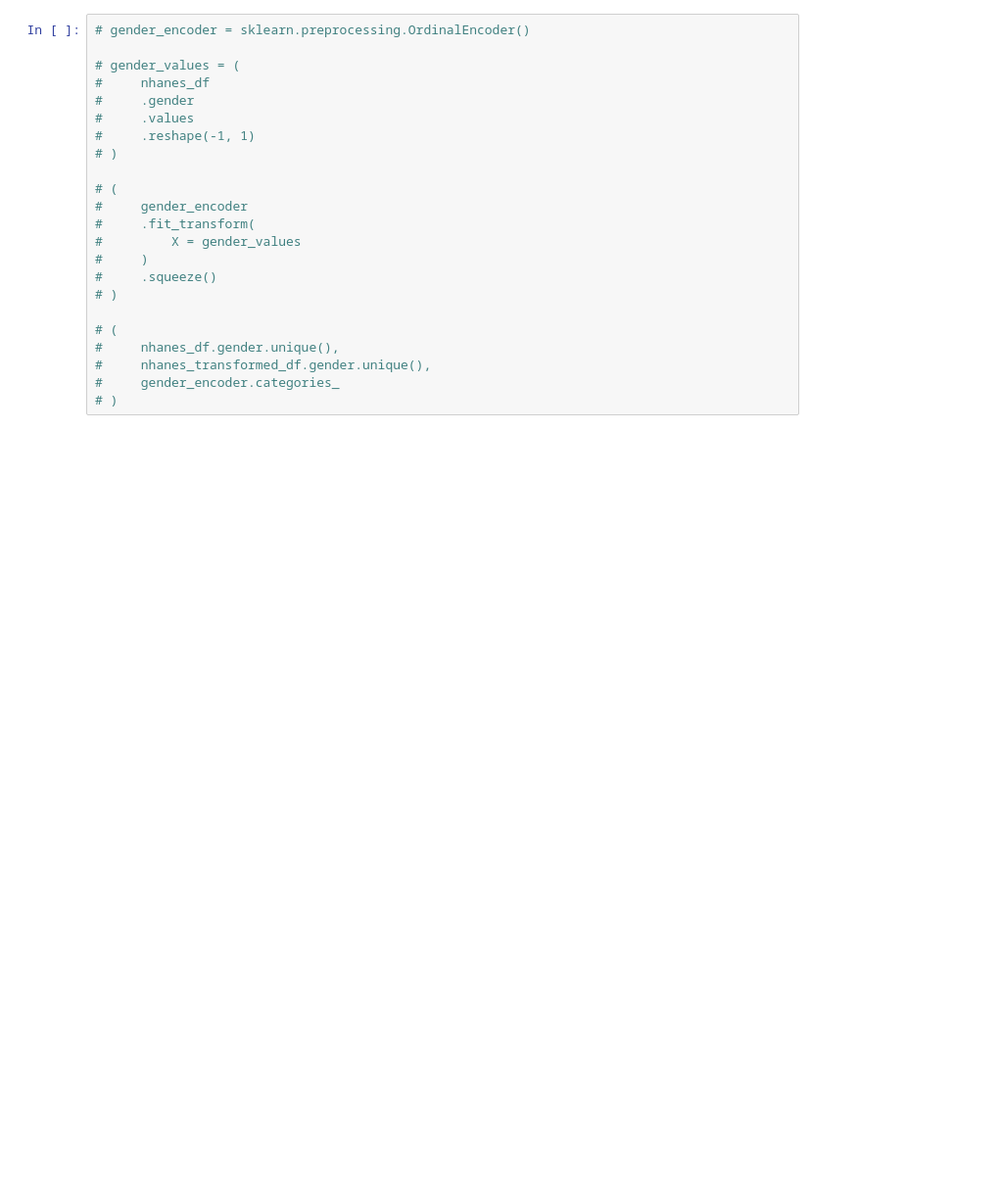
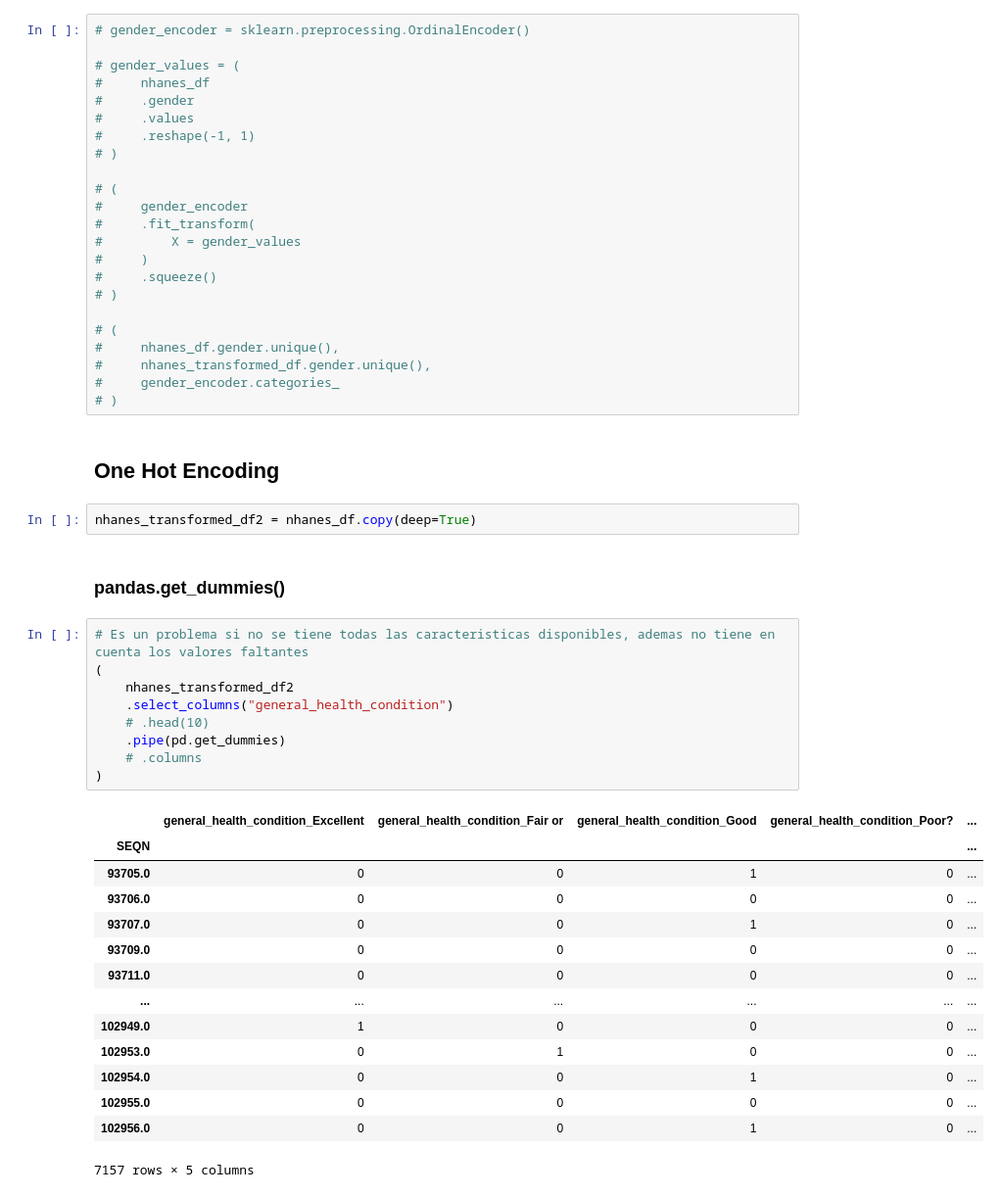
Before and after one commit to ArnolPlazas/manejo_datos_faltantes_imputacion, a Jupyter notebook: missing_values_imputation.ipynb, the cells around one changed output. Shown: that part at 98% size. Drawn from its saved outputs; the diff is of its cells as text; blank space fills up the shorter version.

```diff
--- a/missing_values_imputation.ipynb
+++ b/missing_values_imputation.ipynb
@@ -404,3 +404,33 @@ nhanes_transformed_df
 #     nhanes_transformed_df.gender.unique(),
 #     gender_encoder.categories_
 # )
+# %% [markdown]
+## One Hot Encoding
+# %%
+nhanes_transformed_df2 = nhanes_df.copy(deep=True)
+# %% [markdown]
+### pandas.get_dummies()
+# %%
+# Es un problema si no se tiene todas las caracteristicas disponibles, ademas no tiene en cuenta los valores faltantes
+(
+    nhanes_transformed_df2
+    .select_columns("general_health_condition")
+    # .head(10)
+    .pipe(pd.get_dummies)
+    # .columns
+)
+# %% [output]
+|  | general_health_condition_Excellent | general_health_condition_Fair or | general_health_condition_Good | general_health_condition_Poor? | ... |
+| SEQN |  |  |  |  | ... |
+| 93705.0 | 0 | 0 | 1 | 0 | ... |
+| 93706.0 | 0 | 0 | 0 | 0 | ... |
+| 93707.0 | 0 | 0 | 1 | 0 | ... |
+| 93709.0 | 0 | 0 | 0 | 0 | ... |
+| 93711.0 | 0 | 0 | 0 | 0 | ... |
+| ... | ... | ... | ... | ... | ... |
+| 102949.0 | 1 | 0 | 0 | 0 | ... |
+| 102953.0 | 0 | 1 | 0 | 0 | ... |
+| 102954.0 | 0 | 0 | 1 | 0 | ... |
+| 102955.0 | 0 | 0 | 0 | 0 | ... |
+| 102956.0 | 0 | 0 | 1 | 0 | ... |
+7157 rows × 5 columns
```
Also changed, not shown: parts of 12 cells of this notebook, 1 other file.
